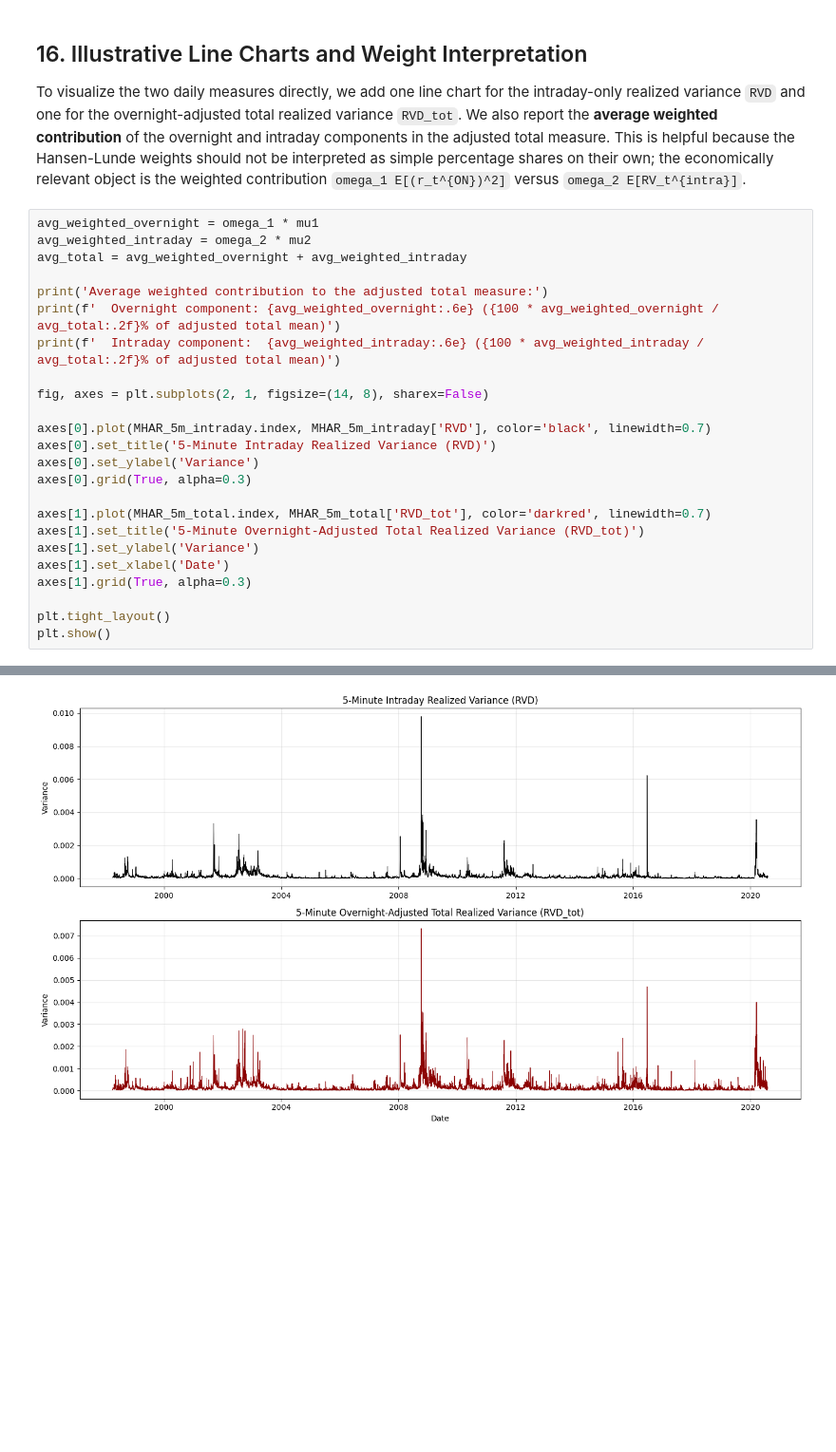
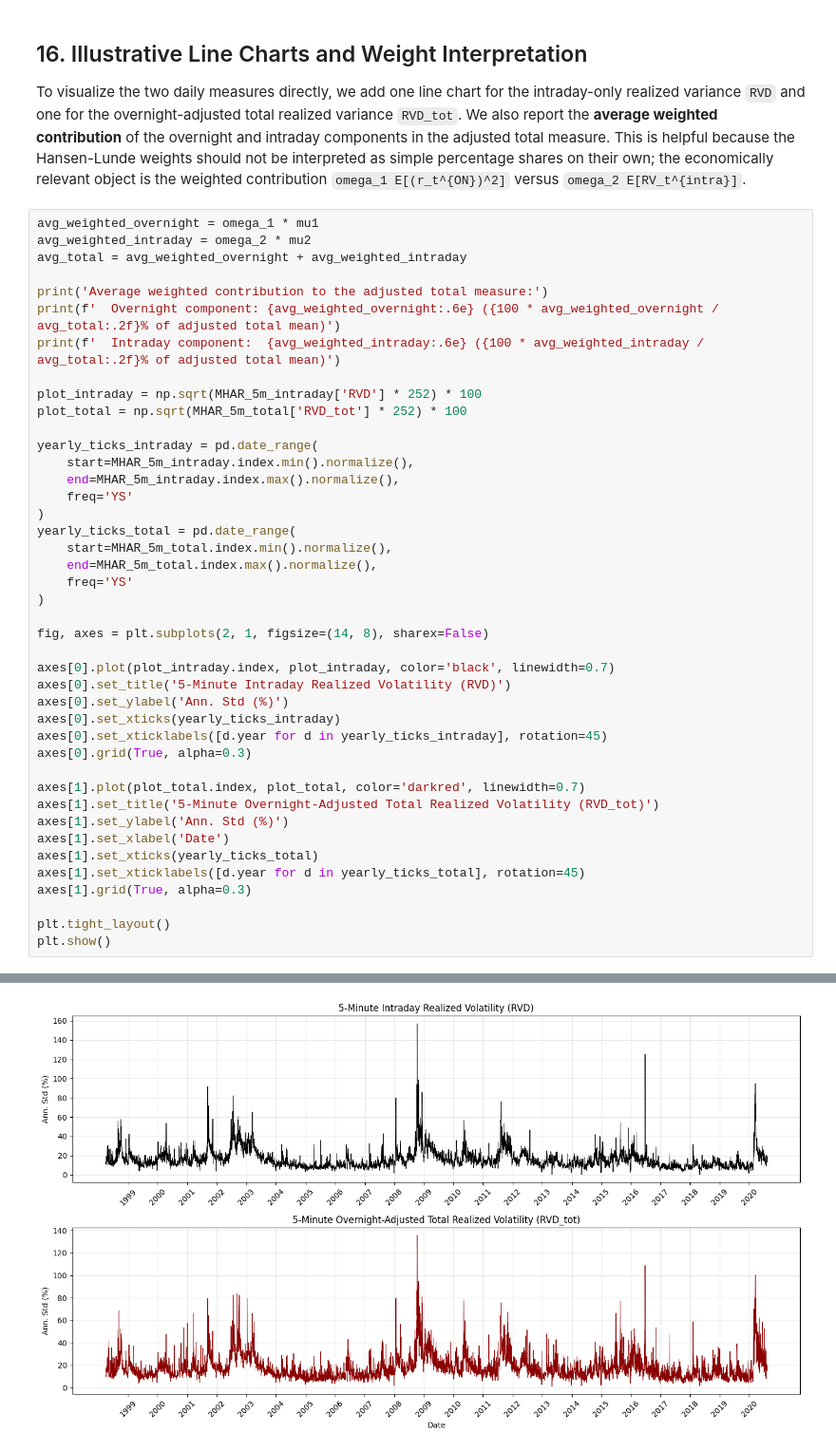
Before and after one commit to tobiasctpersson/MSc-Thesis, a Jupyter notebook: 5-min RV/Python Code/Cleaning Raw Data/MHAR_5min.ipynb, the cells around one changed output, grey strips where cells are left out. Shown at 95% size. Drawn from its saved outputs; the diff is of its cells as text; blank space fills up the shorter version.

Commit message:
Refine 5-minute MHAR charts

```diff
--- a/5-min RV/Python Code/Cleaning Raw Data/MHAR_5min.ipynb
+++ b/5-min RV/Python Code/Cleaning Raw Data/MHAR_5min.ipynb
@@ -511,29 +511,47 @@ To visualize the two daily measures directly, we add one line chart for the intr
 # %%
 avg_weighted_overnight = omega_1 * mu1
 avg_weighted_intraday = omega_2 * mu2
 avg_total = avg_weighted_overnight + avg_weighted_intraday
 
 print('Average weighted contribution to the adjusted total measure:')
 print(f'  Overnight component: {avg_weighted_overnight:.6e} ({100 * avg_weighted_overnight / avg_total:.2f}% of adjusted total mean)')
 print(f'  Intraday component:  {avg_weighted_intraday:.6e} ({100 * avg_weighted_intraday / avg_total:.2f}% of adjusted total mean)')
 
+plot_intraday = np.sqrt(MHAR_5m_intraday['RVD'] * 252) * 100
+plot_total = np.sqrt(MHAR_5m_total['RVD_tot'] * 252) * 100
+
+yearly_ticks_intraday = pd.date_range(
+    start=MHAR_5m_intraday.index.min().normalize(),
+    end=MHAR_5m_intraday.index.max().normalize(),
+    freq='YS'
+)
+yearly_ticks_total = pd.date_range(
+    start=MHAR_5m_total.index.min().normalize(),
+    end=MHAR_5m_total.index.max().normalize(),
+    freq='YS'
+)
+
 fig, axes = plt.subplots(2, 1, figsize=(14, 8), sharex=False)
 
-axes[0].plot(MHAR_5m_intraday.index, MHAR_5m_intraday['RVD'], color='black', linewidth=0.7)
-axes[0].set_title('5-Minute Intraday Realized Variance (RVD)')
-axes[0].set_ylabel('Variance')
+axes[0].plot(plot_intraday.index, plot_intraday, color='black', linewidth=0.7)
+axes[0].set_title('5-Minute Intraday Realized Volatility (RVD)')
+axes[0].set_ylabel('Ann. Std (%)')
+axes[0].set_xticks(yearly_ticks_intraday)
+axes[0].set_xticklabels([d.year for d in yearly_ticks_intraday], rotation=45)
 axes[0].grid(True, alpha=0.3)
 
-axes[1].plot(MHAR_5m_total.index, MHAR_5m_total['RVD_tot'], color='darkred', linewidth=0.7)
-axes[1].set_title('5-Minute Overnight-Adjusted Total Realized Variance (RVD_tot)')
-axes[1].set_ylabel('Variance')
+axes[1].plot(plot_total.index, plot_total, color='darkred', linewidth=0.7)
+axes[1].set_title('5-Minute Overnight-Adjusted Total Realized Volatility (RVD_tot)')
+axes[1].set_ylabel('Ann. Std (%)')
 axes[1].set_xlabel('Date')
+axes[1].set_xticks(yearly_ticks_total)
+axes[1].set_xticklabels([d.year for d in yearly_ticks_total], rotation=45)
 axes[1].grid(True, alpha=0.3)
 
 plt.tight_layout()
 plt.show()
 # %% [output]
 Average weighted contribution to the adjusted total measure:
   Overnight component: 6.656502e-05 (38.26% of adjusted total mean)
   Intraday component:  1.074336e-04 (61.74% of adjusted total mean)
-[figure, old version]
+[figure, new version]
```
